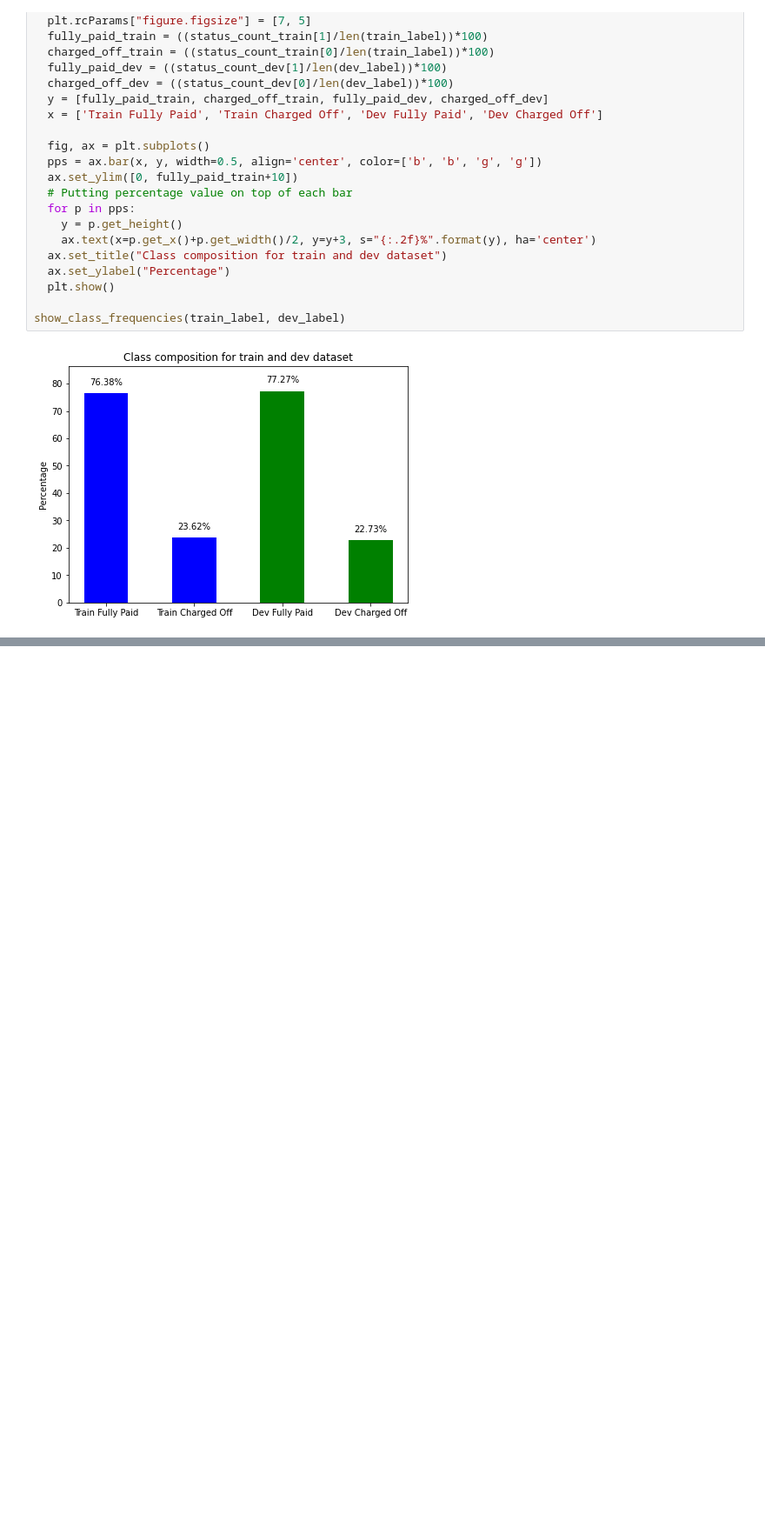
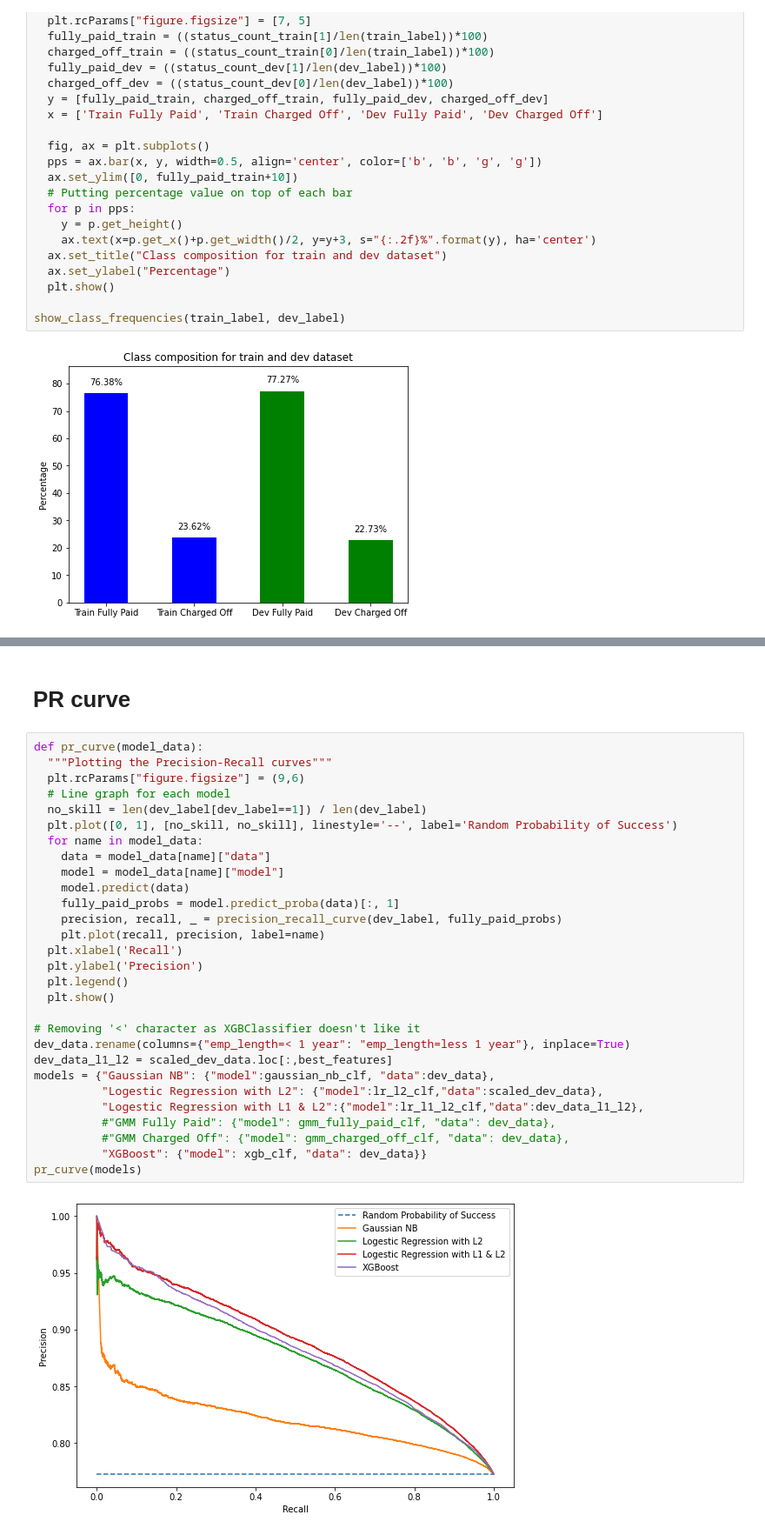
Before and after one commit to hbizunehe/LC-loan-prediction, a Jupyter notebook: 207_final_project.ipynb, the cells around one changed output, grey strips where cells are left out. Shown at 87% size. Saved outputs shown, nothing was run; the diff lists cells and outputs as text; blank space fills up the shorter version.

Commit message:
Getting the models together. WIP still

```diff
--- a/207_final_project.ipynb
+++ b/207_final_project.ipynb
@@ -440,0 +525,33 @@ KeyboardInterrupt: ignored
+# %% [markdown]
+# PR curve
+# %%
+def pr_curve(model_data):
+  """Plotting the Precision-Recall curves"""
+  plt.rcParams["figure.figsize"] = (9,6)
+  # Line graph for each model
+  no_skill = len(dev_label[dev_label==1]) / len(dev_label)
+  plt.plot([0, 1], [no_skill, no_skill], linestyle='--', label='Random Probability of Success')
+  for name in model_data:
+    data = model_data[name]["data"]
+    model = model_data[name]["model"]
+    model.predict(data)
+    fully_paid_probs = model.predict_proba(data)[:, 1]
+    precision, recall, _ = precision_recall_curve(dev_label, fully_paid_probs)
+    plt.plot(recall, precision, label=name)
+  plt.xlabel('Recall')
+  plt.ylabel('Precision')
+  plt.legend()
+  plt.show()
+
+# Removing '<' character as XGBClassifier doesn't like it
+dev_data.rename(columns={"emp_length=< 1 year": "emp_length=less 1 year"}, inplace=True)
+dev_data_l1_l2 = scaled_dev_data.loc[:,best_features]
+models = {"Gaussian NB": {"model":gaussian_nb_clf, "data":dev_data},
+          "Logestic Regression with L2": {"model":lr_l2_clf,"data":scaled_dev_data},
+          "Logestic Regression with L1 & L2":{"model":lr_l1_l2_clf,"data":dev_data_l1_l2},
+          #"GMM Fully Paid": {"model": gmm_fully_paid_clf, "data": dev_data},
+          #"GMM Charged Off": {"model": gmm_charged_off_clf, "data": dev_data},
+          "XGBoost": {"model": xgb_clf, "data": dev_data}}
+pr_curve(models)
+# %% [output]
+[figure, added]
```
Also changed, not shown: parts of 22 cells of this notebook, 2 other files.
